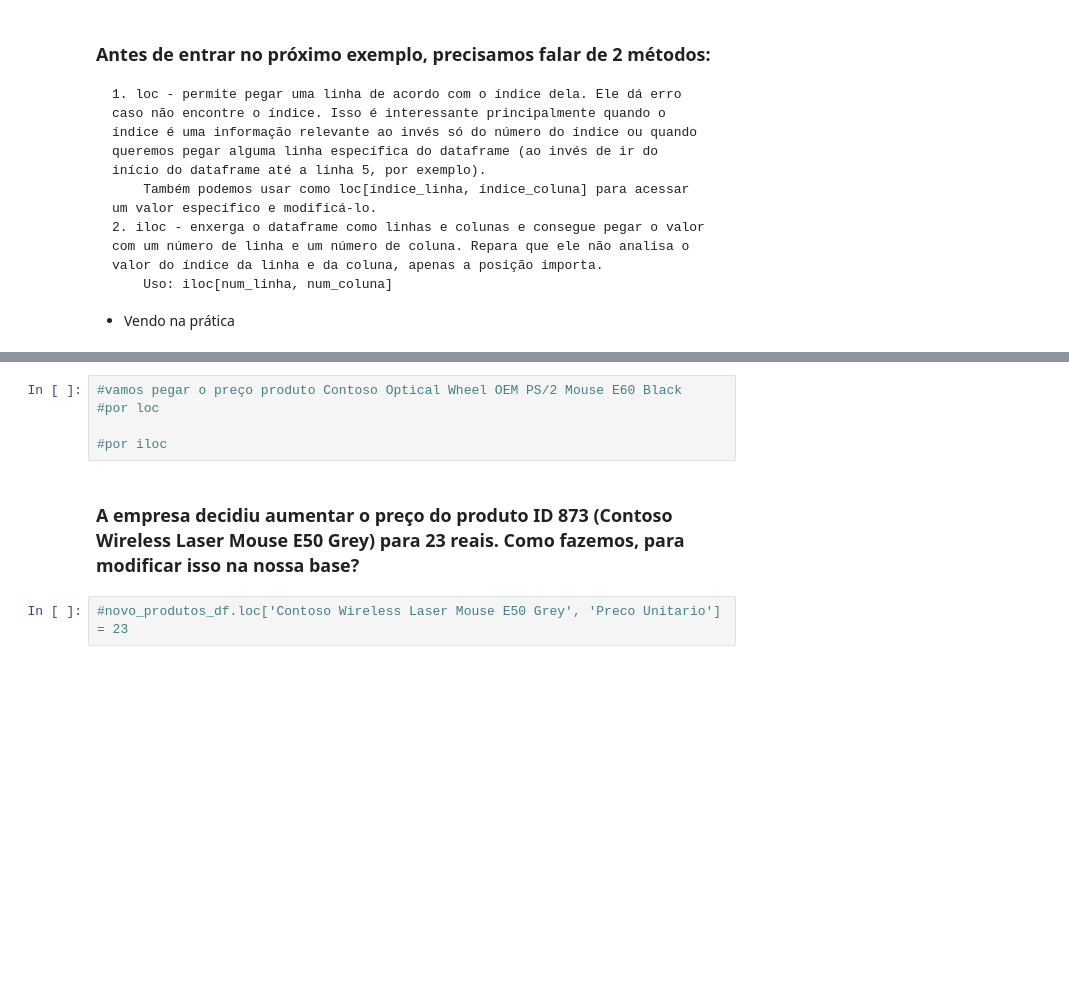
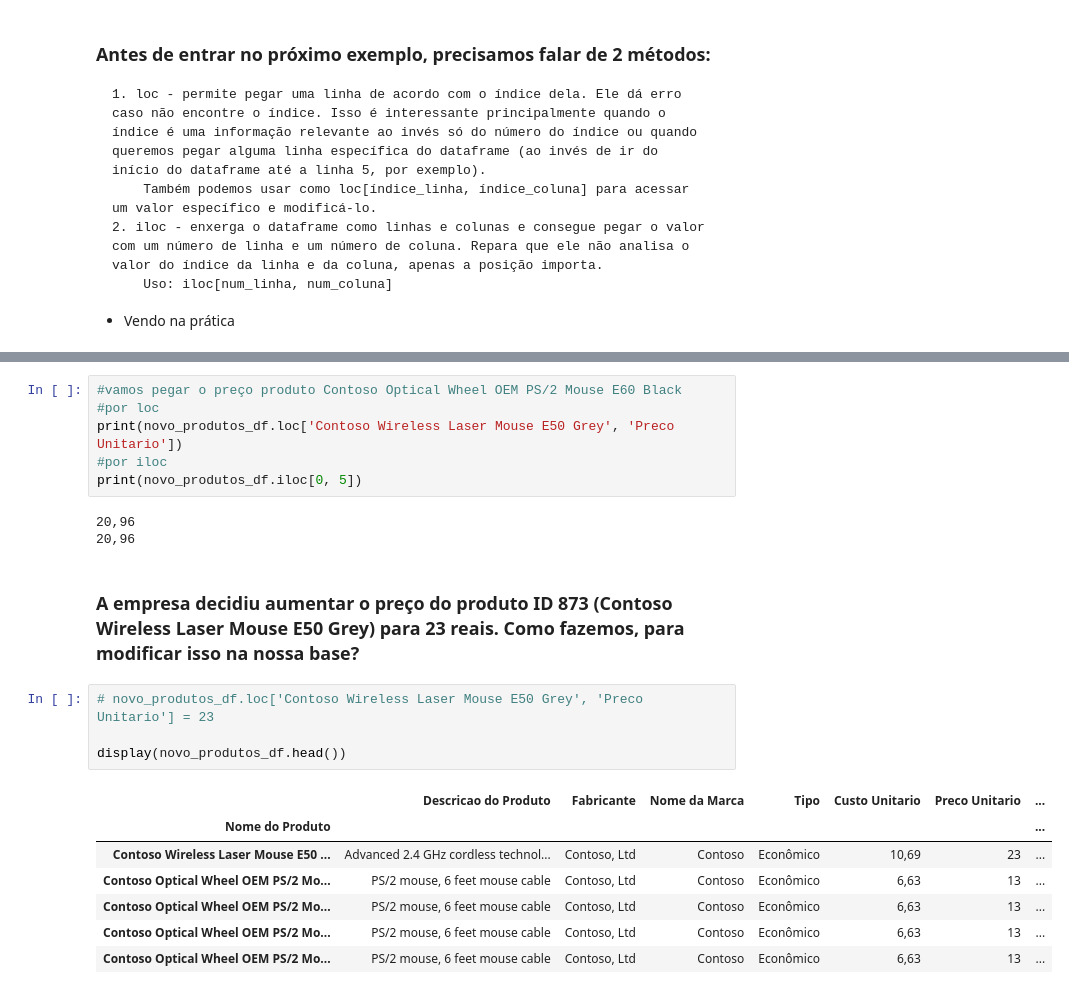
Before and after one commit to GabriellCabrall/python-impressionador, a Jupyter notebook: Modulo_19_Analise_de_dados_Pandas/Pandas 07.ipynb, the cells around one changed output, grey strips where cells are left out. Saved outputs shown, nothing was run; the diff lists cells and outputs as text; blank space fills up the shorter version.

```diff
--- a/Modulo_19_Analise_de_dados_Pandas/Pandas 07.ipynb
+++ b/Modulo_19_Analise_de_dados_Pandas/Pandas 07.ipynb
@@ -94,9 +109,23 @@ display(novo_produtos_df.head())
 # %%
 #vamos pegar o preço produto Contoso Optical Wheel OEM PS/2 Mouse E60 Black
 #por loc
-
+print(novo_produtos_df.loc['Contoso Wireless Laser Mouse E50 Grey', 'Preco Unitario'])
 #por iloc
+print(novo_produtos_df.iloc[0, 5])
+# %% [output]
+20,96
+20,96
 # %% [markdown]
 ### A empresa decidiu aumentar o preço do produto ID 873 (Contoso Wireless Laser Mouse E50 Grey) para 23 reais. Como fazemos, para modificar isso na nossa base?
 # %%
-#novo_produtos_df.loc['Contoso Wireless Laser Mouse E50 Grey', 'Preco Unitario'] = 23
+# novo_produtos_df.loc['Contoso Wireless Laser Mouse E50 Grey', 'Preco Unitario'] = 23
+
+display(novo_produtos_df.head())
+# %% [output]
+|  | Descricao do Produto | Fabricante | Nome da Marca | Tipo | Custo Unitario | Preco Unitario | ... |
+| Nome do Produto |  |  |  |  |  |  | ... |
+| Contoso Wireless Laser Mouse E50 ... | Advanced 2.4 GHz cordless technol... | Contoso, Ltd | Contoso | Econômico | 10,69 | 23 | ... |
+| Contoso Optical Wheel OEM PS/2 Mo... | PS/2 mouse, 6 feet mouse cable | Contoso, Ltd | Contoso | Econômico | 6,63 | 13 | ... |
+| Contoso Optical Wheel OEM PS/2 Mo... | PS/2 mouse, 6 feet mouse cable | Contoso, Ltd | Contoso | Econômico | 6,63 | 13 | ... |
+| Contoso Optical Wheel OEM PS/2 Mo... | PS/2 mouse, 6 feet mouse cable | Contoso, Ltd | Contoso | Econômico | 6,63 | 13 | ... |
+| Contoso Optical Wheel OEM PS/2 Mo... | PS/2 mouse, 6 feet mouse cable | Contoso, Ltd | Contoso | Econômico | 6,63 | 13 | ... |
```
Also changed, not shown: parts of 2 cells of this notebook.
